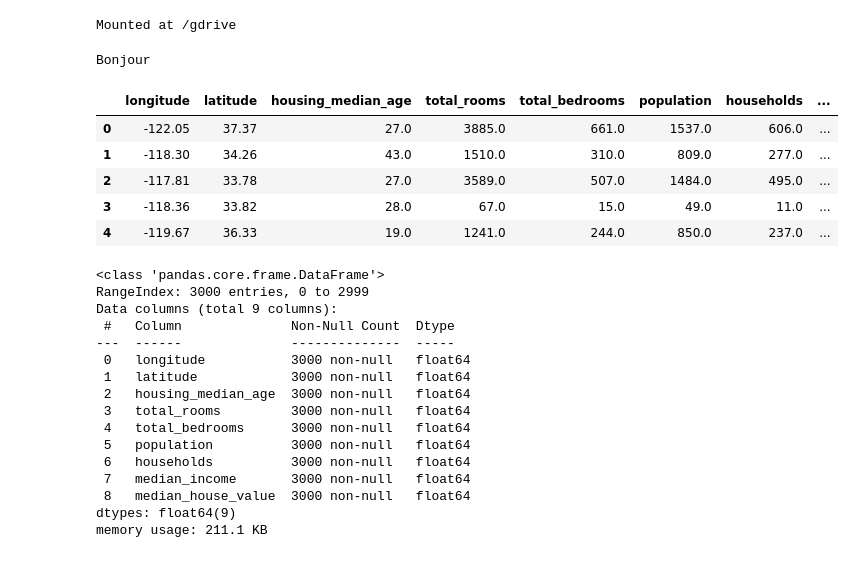
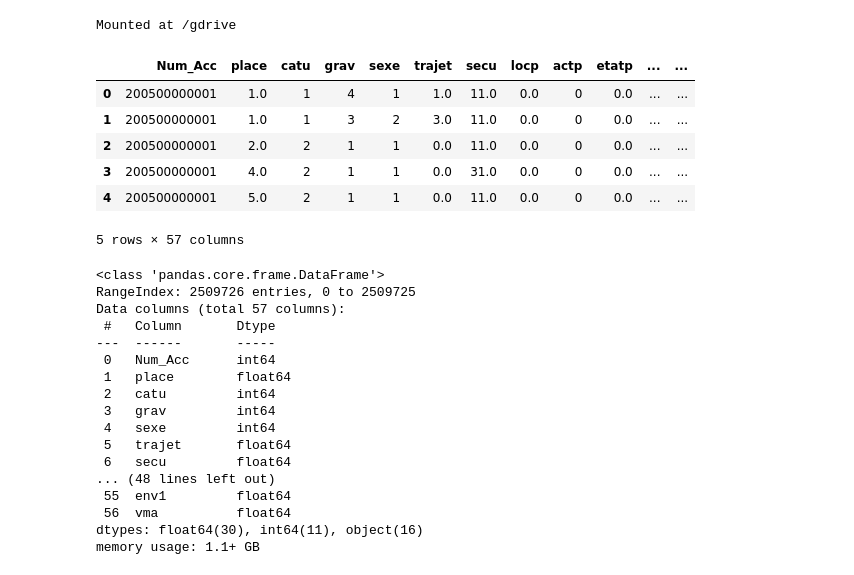
Before and after one commit to Tefong35/Projet_DS_TrafficAccident, a Jupyter notebook: Edmond.ipynb, the cells around one changed output. Saved outputs shown, nothing was run; the diff lists cells and outputs as text; code cells hidden in the pictures.

```diff
--- a/Edmond.ipynb
+++ b/Edmond.ipynb
@@ -5,37 +5,35 @@ from google.colab import drive
 drive.mount('/gdrive')
 # %% [output]
 Mounted at /gdrive
-# %%
-print("Bonjour")
-# %% [output]
-Bonjour
 # %%
 import pandas as pd
-df = pd.read_csv("/content/sample_data/california_housing_test.csv")
+df = pd.read_csv("/content/drive/MyDrive/Projet_DataScientest/000_df_RAW.csv")
 df.head()
 # %% [output]
-|  | longitude | latitude | housing_median_age | total_rooms | total_bedrooms | population | households | ... |
-| 0 | -122.05 | 37.37 | 27.0 | 3885.0 | 661.0 | 1537.0 | 606.0 | ... |
-| 1 | -118.30 | 34.26 | 43.0 | 1510.0 | 310.0 | 809.0 | 277.0 | ... |
-| 2 | -117.81 | 33.78 | 27.0 | 3589.0 | 507.0 | 1484.0 | 495.0 | ... |
-| 3 | -118.36 | 33.82 | 28.0 | 67.0 | 15.0 | 49.0 | 11.0 | ... |
-| 4 | -119.67 | 36.33 | 19.0 | 1241.0 | 244.0 | 850.0 | 237.0 | ... |
+|  | Num_Acc | place | catu | grav | sexe | trajet | secu | locp | actp | etatp | ... | ... |
+| 0 | 200500000001 | 1.0 | 1 | 4 | 1 | 1.0 | 11.0 | 0.0 | 0 | 0.0 | ... | ... |
+| 1 | 200500000001 | 1.0 | 1 | 3 | 2 | 3.0 | 11.0 | 0.0 | 0 | 0.0 | ... | ... |
+| 2 | 200500000001 | 2.0 | 2 | 1 | 1 | 0.0 | 11.0 | 0.0 | 0 | 0.0 | ... | ... |
+| 3 | 200500000001 | 4.0 | 2 | 1 | 1 | 0.0 | 31.0 | 0.0 | 0 | 0.0 | ... | ... |
+| 4 | 200500000001 | 5.0 | 2 | 1 | 1 | 0.0 | 11.0 | 0.0 | 0 | 0.0 | ... | ... |
+5 rows × 57 columns
 # %%
 df.info()
 # %% [output]
 <class 'pandas.core.frame.DataFrame'>
-RangeIndex: 3000 entries, 0 to 2999
-Data columns (total 9 columns):
- #   Column              Non-Null Count  Dtype
----  ------              --------------  -----
- 0   longitude           3000 non-null   float64
- 1   latitude            3000 non-null   float64
- 2   housing_median_age  3000 non-null   float64
- 3   total_rooms         3000 non-null   float64
- 4   total_bedrooms      3000 non-null   float64
- 5   population          3000 non-null   float64
- 6   households          3000 non-null   float64
- 7   median_income       3000 non-null   float64
- 8   median_house_value  3000 non-null   float64
-dtypes: float64(9)
-memory usage: 211.1 KB
+RangeIndex: 2509726 entries, 0 to 2509725
+Data columns (total 57 columns):
+ #   Column       Dtype
+---  ------       -----
+ 0   Num_Acc      int64
+ 1   place        float64
+ 2   catu         int64
+ 3   grav         int64
+ 4   sexe         int64
+ 5   trajet       float64
+ 6   secu         float64
+... (48 lines left out)
+ 55  env1         float64
+ 56  vma          float64
+dtypes: float64(30), int64(11), object(16)
+memory usage: 1.1+ GB
```
Also changed, not shown: parts of 10 cells of this notebook.
